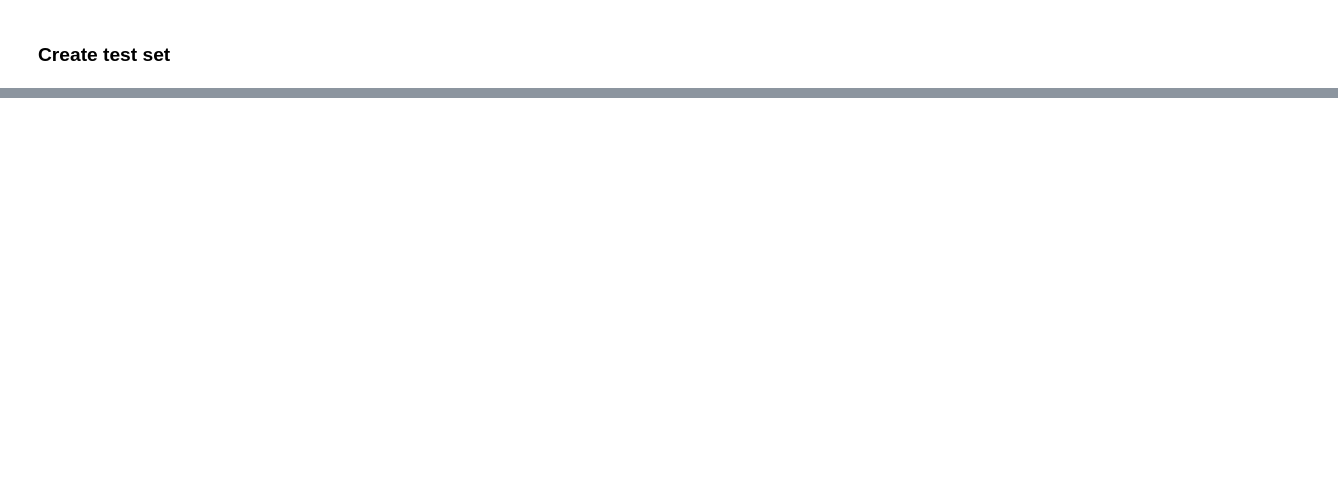
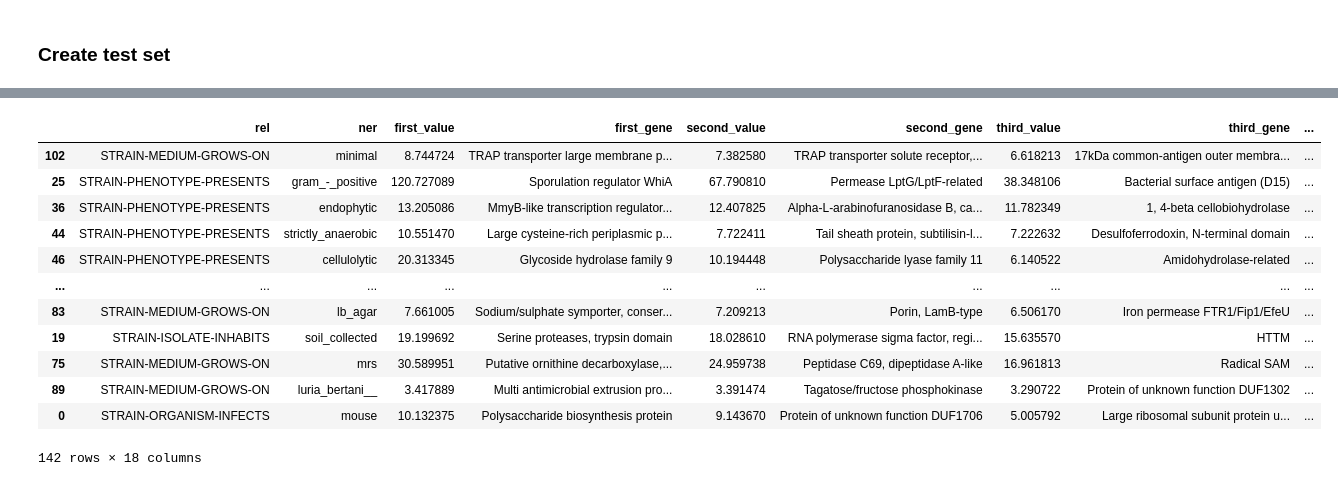
Before and after one commit to danielzmbp/NLP4Pheno, a Jupyter notebook: notebooks/analyze_xgboost_binary_gain.ipynb, the cells around one changed output, grey strips where cells are left out. Saved outputs shown, nothing was run; the diff lists cells and outputs as text; code cells hidden in the pictures; blank space fills up the shorter version.

```diff
--- a/notebooks/analyze_xgboost_binary_gain.ipynb
+++ b/notebooks/analyze_xgboost_binary_gain.ipynb
@@ -439,0 +386,14 @@ for root, dirs, files in tqdm(os.walk(directory)):
+# %%
+data = []
+for json_file in tqdm(jsons, desc="Processing JSON files"):
+    folder_name = os.path.basename(os.path.dirname(json_file))
+    try:
+        with open(json_file) as f:
+            json_data = json.load(f)
+            p_value = json_data["test results"]["p-value"]
+            lrt = json_data["test results"]["LRT"]
+            data.append({'name': folder_name, 'p_value': p_value, 'lrt': lrt})
+    except json.JSONDecodeError:
+        continue
+
+evolution = pd.DataFrame(data)
@@ -439,0 +409,16 @@ for root, dirs, files in tqdm(os.walk(directory)):
+# %%
+all_merged.sort_values("p_value")
+# %% [output]
+|  | rel | ner | first_value | first_gene | second_value | second_gene | third_value | third_gene | ... |
+| 102 | STRAIN-MEDIUM-GROWS-ON | minimal | 8.744724 | TRAP transporter large membrane p... | 7.382580 | TRAP transporter solute receptor,... | 6.618213 | 17kDa common-antigen outer membra... | ... |
+| 25 | STRAIN-PHENOTYPE-PRESENTS | gram_-_positive | 120.727089 | Sporulation regulator WhiA | 67.790810 | Permease LptG/LptF-related | 38.348106 | Bacterial surface antigen (D15) | ... |
+| 36 | STRAIN-PHENOTYPE-PRESENTS | endophytic | 13.205086 | MmyB-like transcription regulator... | 12.407825 | Alpha-L-arabinofuranosidase B, ca... | 11.782349 | 1, 4-beta cellobiohydrolase | ... |
+| 44 | STRAIN-PHENOTYPE-PRESENTS | strictly_anaerobic | 10.551470 | Large cysteine-rich periplasmic p... | 7.722411 | Tail sheath protein, subtilisin-l... | 7.222632 | Desulfoferrodoxin, N-terminal domain | ... |
+| 46 | STRAIN-PHENOTYPE-PRESENTS | cellulolytic | 20.313345 | Glycoside hydrolase family 9 | 10.194448 | Polysaccharide lyase family 11 | 6.140522 | Amidohydrolase-related | ... |
+| ... | ... | ... | ... | ... | ... | ... | ... | ... | ... |
+| 83 | STRAIN-MEDIUM-GROWS-ON | lb_agar | 7.661005 | Sodium/sulphate symporter, conser... | 7.209213 | Porin, LamB-type | 6.506170 | Iron permease FTR1/Fip1/EfeU | ... |
+| 19 | STRAIN-ISOLATE-INHABITS | soil_collected | 19.199692 | Serine proteases, trypsin domain | 18.028610 | RNA polymerase sigma factor, regi... | 15.635570 | HTTM | ... |
+| 75 | STRAIN-MEDIUM-GROWS-ON | mrs | 30.589951 | Putative ornithine decarboxylase,... | 24.959738 | Peptidase C69, dipeptidase A-like | 16.961813 | Radical SAM | ... |
+| 89 | STRAIN-MEDIUM-GROWS-ON | luria_bertani__ | 3.417889 | Multi antimicrobial extrusion pro... | 3.391474 | Tagatose/fructose phosphokinase | 3.290722 | Protein of unknown function DUF1302 | ... |
+| 0 | STRAIN-ORGANISM-INFECTS | mouse | 10.132375 | Polysaccharide biosynthesis protein | 9.143670 | Protein of unknown function DUF1706 | 5.005792 | Large ribosomal subunit protein u... | ... |
+142 rows × 18 columns
```
Also changed, not shown: parts of 34 cells of this notebook, 3 other files.
